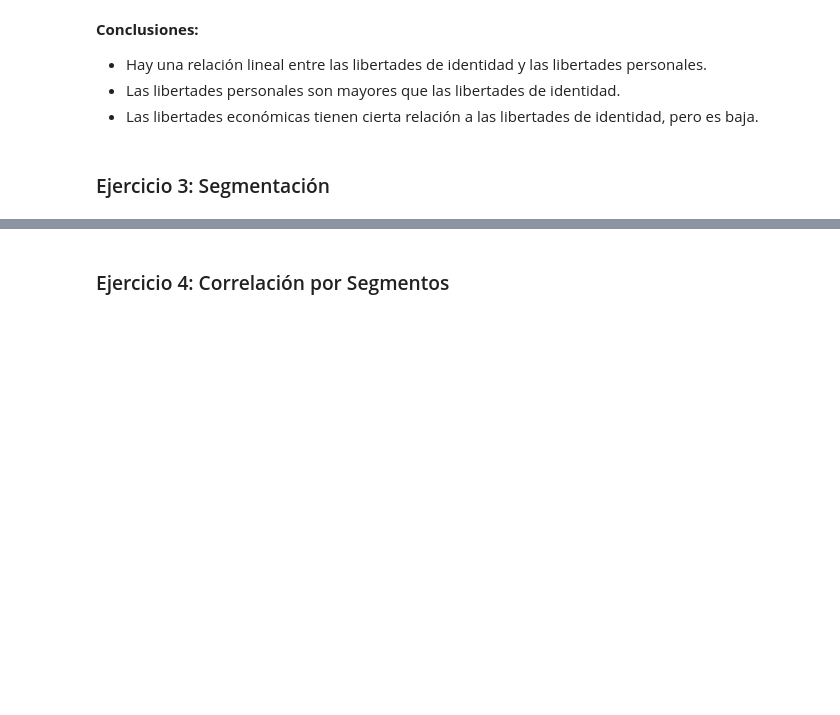
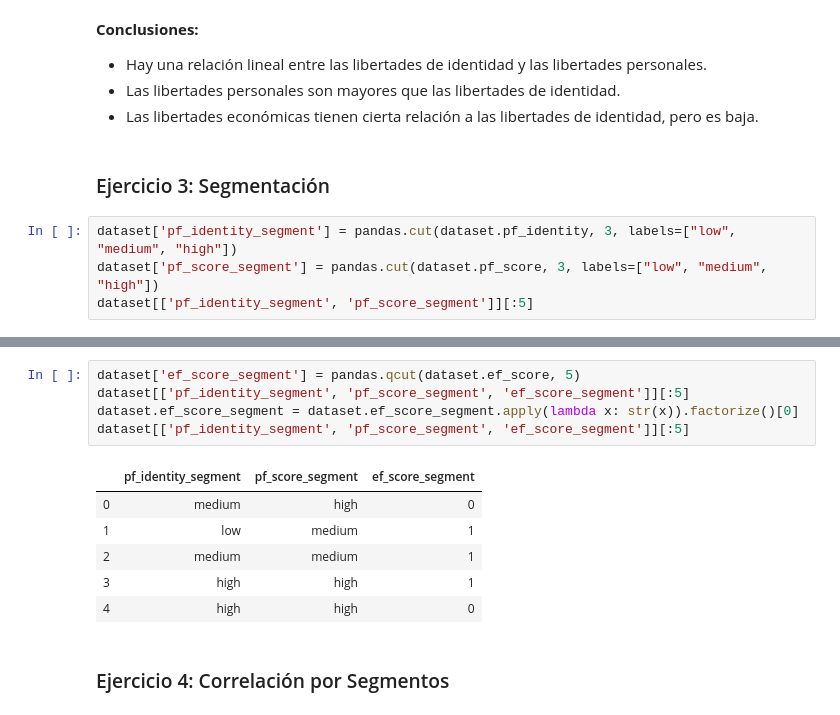
Before and after one commit to FrancoMSuarez/diplomatura-data_science-IA, a Jupyter notebook: Trabajo_Practico_1/respuestas-parte-4.ipynb, the cells around one changed output, grey strips where cells are left out. Saved outputs shown, nothing was run; the diff lists cells and outputs as text; blank space fills up the shorter version.

```diff
--- a/Trabajo_Practico_1/respuestas-parte-4.ipynb
+++ b/Trabajo_Practico_1/respuestas-parte-4.ipynb
@@ -97,3 +96,7 @@ seaborn.lmplot(data=dataset, x='pf_identity', y='ef_score', x_estimator=np.mean,
 * Las libertades económicas tienen cierta relación a las libertades de identidad, pero es baja.
 # %% [markdown]
 ### Ejercicio 3: Segmentación
+# %%
+dataset['pf_identity_segment'] = pandas.cut(dataset.pf_identity, 3, labels=["low", "medium", "high"])
+dataset['pf_score_segment'] = pandas.cut(dataset.pf_score, 3, labels=["low", "medium", "high"])
+dataset[['pf_identity_segment', 'pf_score_segment']][:5]
@@ -100,2 +110,14 @@ seaborn.lmplot(data=dataset, x='pf_identity', y='ef_score', x_estimator=np.mean,
+# %%
+dataset['ef_score_segment'] = pandas.qcut(dataset.ef_score, 5)
+dataset[['pf_identity_segment', 'pf_score_segment', 'ef_score_segment']][:5]
+dataset.ef_score_segment = dataset.ef_score_segment.apply(lambda x: str(x)).factorize()[0]
+dataset[['pf_identity_segment', 'pf_score_segment', 'ef_score_segment']][:5]
+# %% [output]
+|  | pf_identity_segment | pf_score_segment | ef_score_segment |
+| 0 | medium | high | 0 |
+| 1 | low | medium | 1 |
+| 2 | medium | medium | 1 |
+| 3 | high | high | 1 |
+| 4 | high | high | 0 |
 # %% [markdown]
 ### Ejercicio 4: Correlación por Segmentos
```
Also changed, not shown: parts of 3 cells of this notebook.
